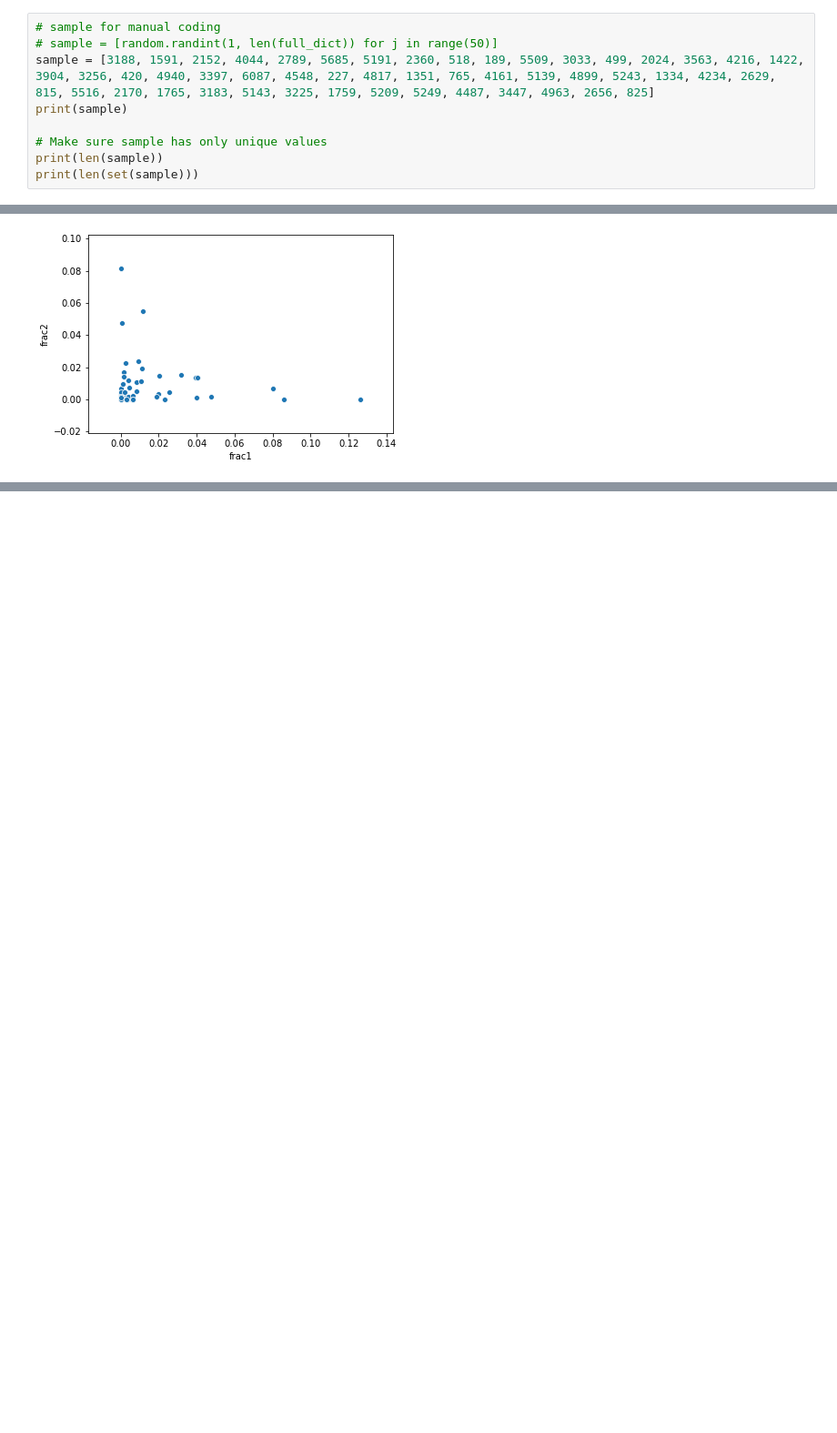
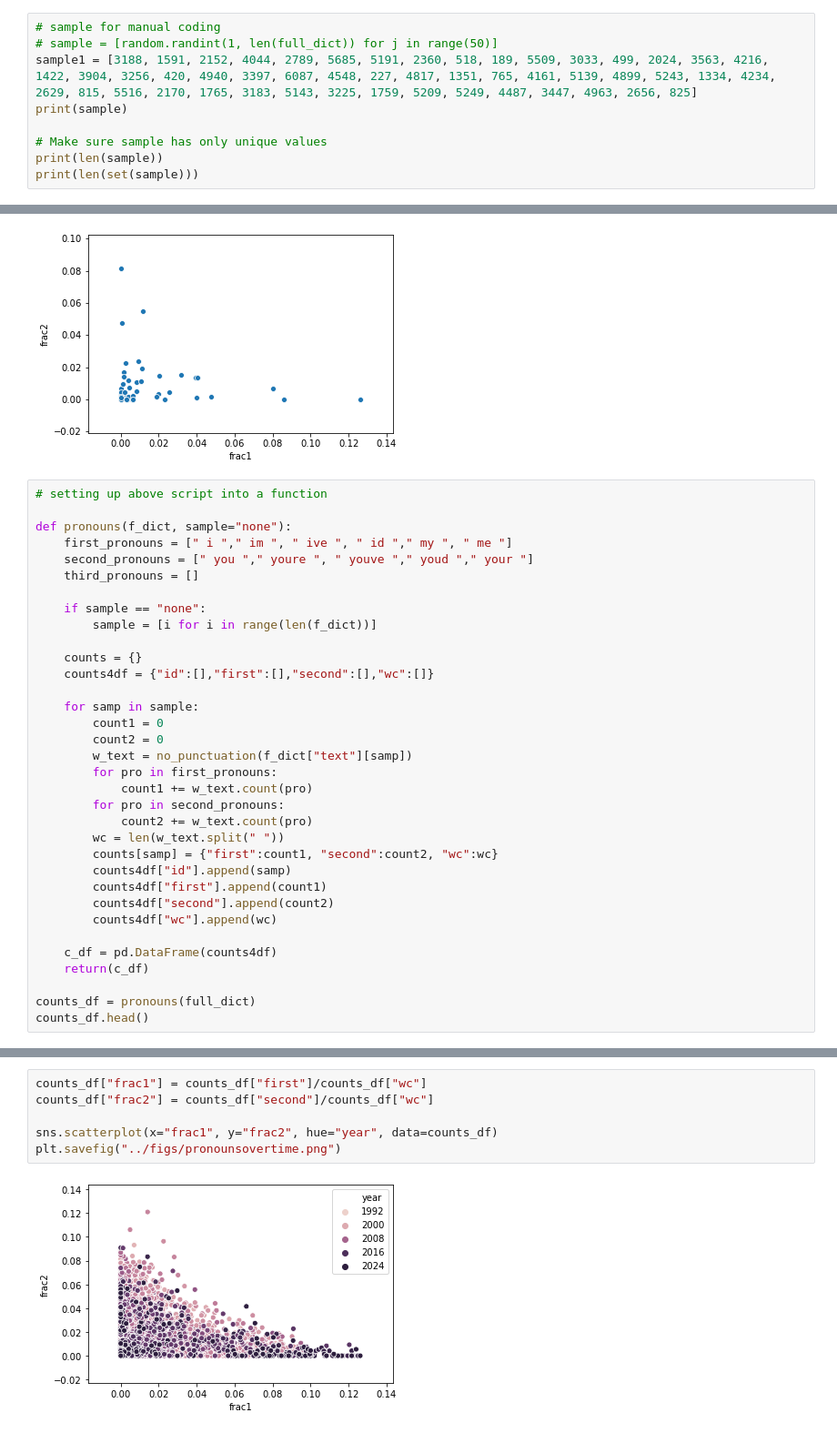
Before and after one commit to crboothb/sciencemag-careers-analysis, a Jupyter notebook: scripts/classifier.ipynb, the cells around one changed output, grey strips where cells are left out. Shown at 91% size. Drawn from its saved outputs; the diff is of its cells as text; blank space fills up the shorter version.

```diff
--- a/scripts/classifier.ipynb
+++ b/scripts/classifier.ipynb
@@ -66,7 +66,7 @@ it's april and i still don't have a job! the panicked scientist's guide to accel
 # %%
 # sample for manual coding
 # sample = [random.randint(1, len(full_dict)) for j in range(50)]
-sample = [3188, 1591, 2152, 4044, 2789, 5685, 5191, 2360, 518, 189, 5509, 3033, 499, 2024, 3563, 4216, 1422, 3904, 3256, 420, 4940, 3397, 6087, 4548, 227, 4817, 1351, 765, 4161, 5139, 4899, 5243, 1334, 4234, 2629, 815, 5516, 2170, 1765, 3183, 5143, 3225, 1759, 5209, 5249, 4487, 3447, 4963, 2656, 825]
+sample1 = [3188, 1591, 2152, 4044, 2789, 5685, 5191, 2360, 518, 189, 5509, 3033, 499, 2024, 3563, 4216, 1422, 3904, 3256, 420, 4940, 3397, 6087, 4548, 227, 4817, 1351, 765, 4161, 5139, 4899, 5243, 1334, 4234, 2629, 815, 5516, 2170, 1765, 3183, 5143, 3225, 1759, 5209, 5249, 4487, 3447, 4963, 2656, 825]
 print(sample)
 
 # Make sure sample has only unique values
@@ -144,3 +151,37 @@ sns.scatterplot(x="frac1", y="frac2", data=counts_df)
 # %% [output]
 <matplotlib.axes._subplots.AxesSubplot at 0x...>
 [figure]
+# %%
+# setting up above script into a function
+
+def pronouns(f_dict, sample="none"):
+    first_pronouns = [" i "," im ", " ive ", " id "," my ", " me "]
+    second_pronouns = [" you "," youre ", " youve "," youd "," your "]
+    third_pronouns = []
+
+    if sample == "none":
+        sample = [i for i in range(len(f_dict))]
+
+    counts = {}
+    counts4df = {"id":[],"first":[],"second":[],"wc":[]}
+
+    for samp in sample:
+        count1 = 0
+        count2 = 0
+        w_text = no_punctuation(f_dict["text"][samp])
+        for pro in first_pronouns:
+            count1 += w_text.count(pro)
+        for pro in second_pronouns:
+            count2 += w_text.count(pro)
+        wc = len(w_text.split(" "))
+        counts[samp] = {"first":count1, "second":count2, "wc":wc}
+        counts4df["id"].append(samp)
+        counts4df["first"].append(count1)
+        counts4df["second"].append(count2)
+        counts4df["wc"].append(wc)
+
+    c_df = pd.DataFrame(counts4df)
+    return(c_df)
+
+counts_df = pronouns(full_dict)
+counts_df.head()
@@ -146,0 +246,8 @@ sns.scatterplot(x="frac1", y="frac2", data=counts_df)
+# %%
+counts_df["frac1"] = counts_df["first"]/counts_df["wc"]
+counts_df["frac2"] = counts_df["second"]/counts_df["wc"]
+
+sns.scatterplot(x="frac1", y="frac2", hue="year", data=counts_df)
+plt.savefig("../figs/pronounsovertime.png")
+# %% [output]
+[figure, added]
```
Also changed, not shown: parts of 6 cells of this notebook, 8 other files.
